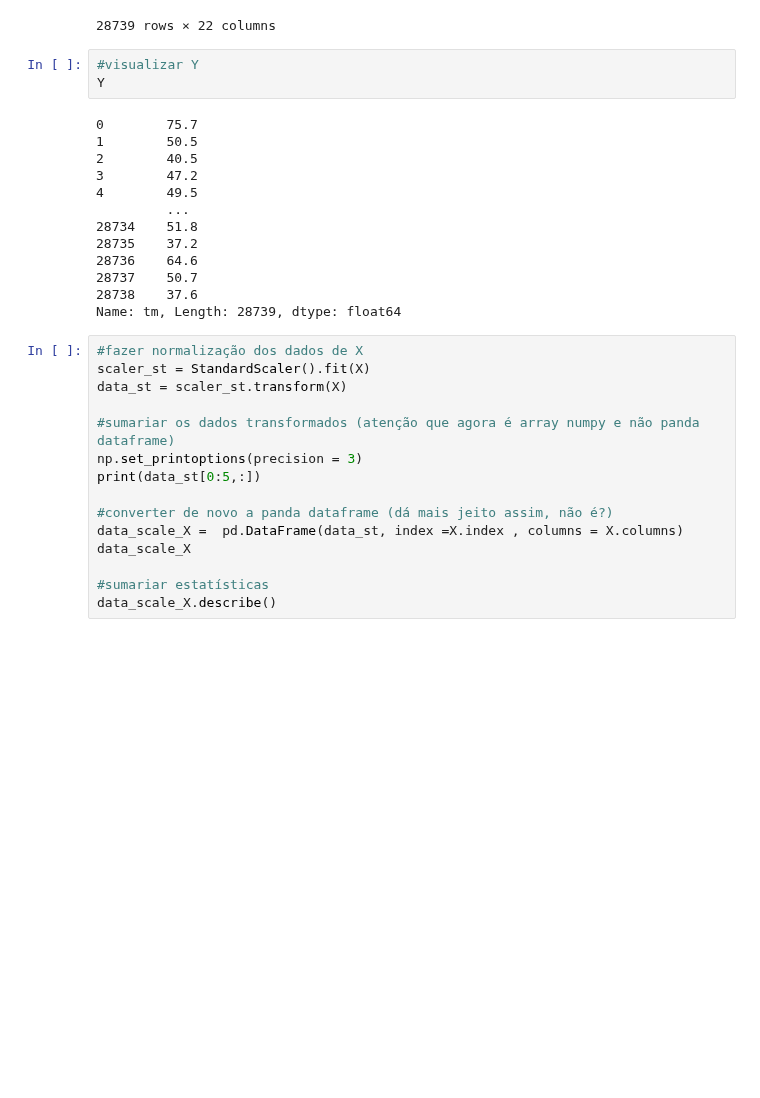
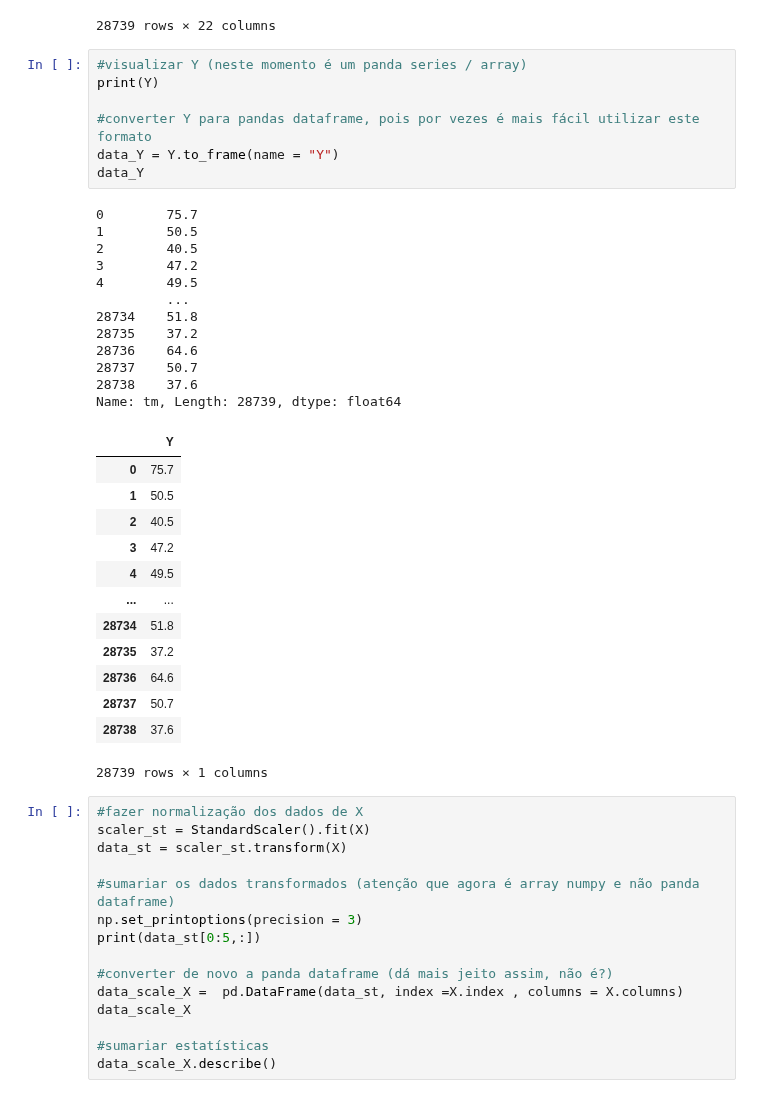
Before and after one commit to Sonia42882/SIB_v1, a Jupyter notebook: kag/Notebook1.ipynb, the cells around one changed output. Drawn from its saved outputs; the diff is of its cells as text; blank space fills up the shorter version.

```diff
--- a/kag/Notebook1.ipynb
+++ b/kag/Notebook1.ipynb
@@ -235,22 +226,39 @@ X
 | 28737 | 7.0 | 593.0 | -9.209 | -0.000143 | 2832 | 4477 | 753 | 884 | 31 | ... |
 | 28738 | 7.0 | 537.0 | 0.759 | 0.000012 | 2890 | 4357 | 719 | 780 | 12 | ... |
 28739 rows × 22 columns
-# %%
-#visualizar Y
-Y
-# %% [output]
-0        75.7
-1        50.5
-2        40.5
-3        47.2
-4        49.5
-         ...
-28734    51.8
-28735    37.2
-28736    64.6
-28737    50.7
-28738    37.6
-Name: tm, Length: 28739, dtype: float64
+# %%
+#visualizar Y (neste momento é um panda series / array)
+print(Y)
+
+#converter Y para pandas dataframe, pois por vezes é mais fácil utilizar este formato
+data_Y = Y.to_frame(name = "Y")
+data_Y
+# %% [output]
+0        75.7
+1        50.5
+2        40.5
+3        47.2
+4        49.5
+         ...
+28734    51.8
+28735    37.2
+28736    64.6
+28737    50.7
+28738    37.6
+Name: tm, Length: 28739, dtype: float64
+|  | Y |
+| 0 | 75.7 |
+| 1 | 50.5 |
+| 2 | 40.5 |
+| 3 | 47.2 |
+| 4 | 49.5 |
+| ... | ... |
+| 28734 | 51.8 |
+| 28735 | 37.2 |
+| 28736 | 64.6 |
+| 28737 | 50.7 |
+| 28738 | 37.6 |
+28739 rows × 1 columns
 # %%
 #fazer normalização dos dados de X
 scaler_st = StandardScaler().fit(X)
```
Also changed, not shown: parts of 16 cells of this notebook.
